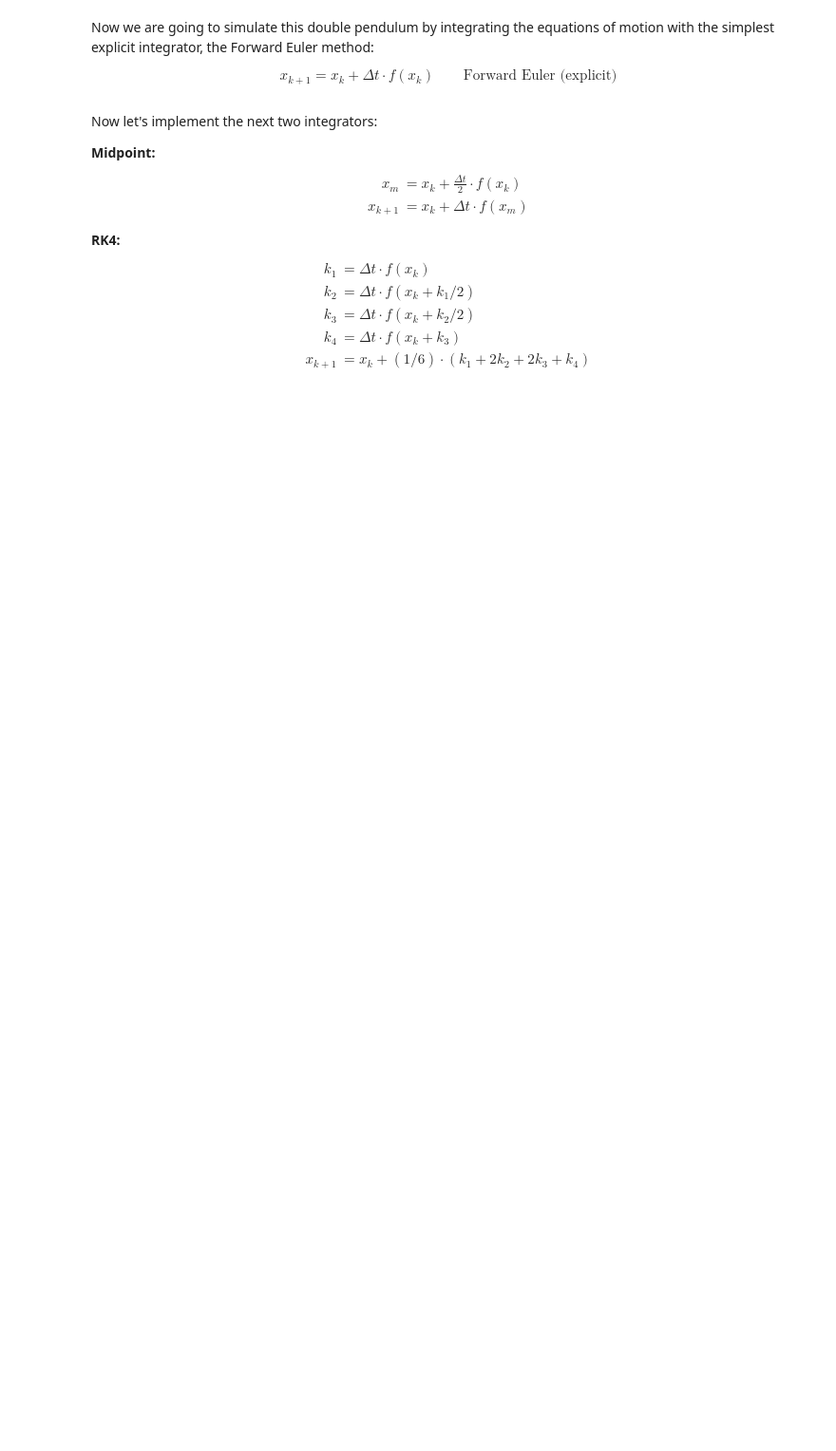
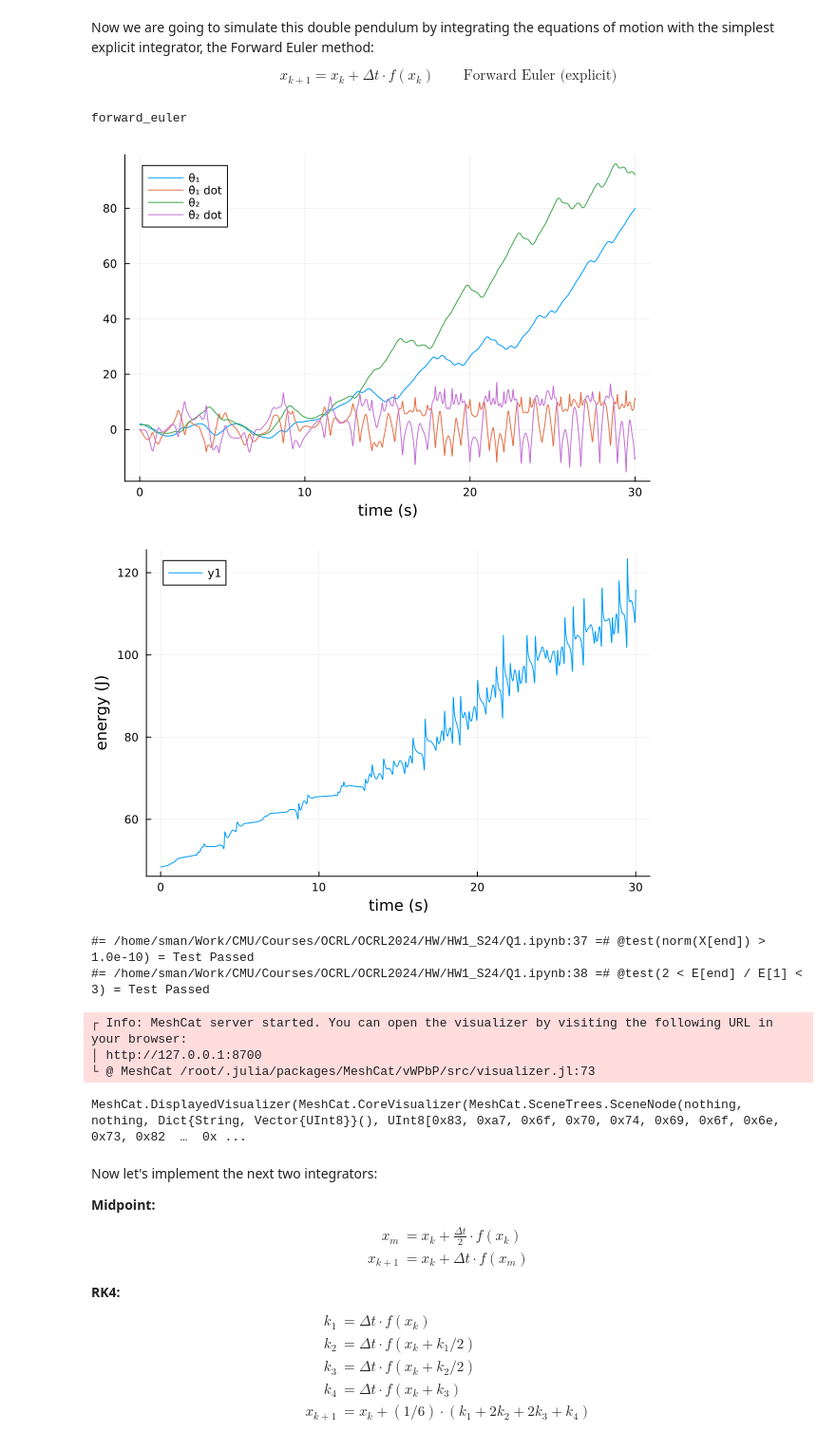
Before and after one commit to stevenwman/OCRL2024, a Jupyter notebook: HW/HW1_S24/Q1.ipynb, the cells around one changed output. Shown at 95% size. Saved outputs shown, nothing was run; the diff lists cells and outputs as text; code cells hidden in the pictures; blank space fills up the shorter version.

```diff
--- a/HW/HW1_S24/Q1.ipynb
+++ b/HW/HW1_S24/Q1.ipynb
@@ -171,9 +157,12 @@ using Forward Euler method.
 function forward_euler(params::NamedTuple, dynamics::Function, x::Vector, dt::Real)::Vector
     # ẋ = dynamics(params, x)
     # TODO: implement forward euler
-    error("forward euler not implemented")
-    return 0*x
+    ẋ = dynamics(params, x)
+    x_kp1 = x + dt * ẋ
+    return x_kp1
 end
+# %% [output]
+forward_euler
 # %%
 include(joinpath(@__DIR__, "animation.jl"))
 
@@ -190,33 +179,46 @@ let
 
     # initial condition
     x0 = [pi/1.6; 0; pi/1.8; 0]
 
     # time step size (s)
     dt = 0.01
     tf = 30.0
     t_vec = 0:dt:tf
     N = length(t_vec)
 
     # store the trajectory in a vector of vectors
     X = [zeros(4) for i = 1:N]
     X[1] = 1*x0
 
     # TODO: simulate the double pendulum with `forward_euler`
     # X[k] = `x_k`, so X[k+1] = forward_euler(params, double_pendulum_dynamics, X[k], dt)
 
+    for k = 1:N-1
+        X[k+1] = forward_euler(params, double_pendulum_dynamics, X[k], dt)
+    end
+
     # calculate energy
     E = [double_pendulum_energy(params,x) for x in X]
 
     @show @test norm(X[end]) > 1e-10   # make sure all X's were updated
     @show @test 2 < (E[end]/E[1]) < 3  # energy should be increasing
 
     # plot state history, energy history, and animate it
     display(plot(t_vec, hcat(X...)',xlabel = "time (s)", label = ["θ₁" "θ̇₁ dot" "θ₂" "θ̇₂ dot"]))
     display(plot(t_vec, E, xlabel = "time (s)", ylabel = "energy (J)"))
     meshcat_animate(params,X,dt,N)
 
 
 end
+# %% [output]
+[figure, added]
+[figure, added]
+#= /home/sman/Work/CMU/Courses/OCRL/OCRL2024/HW/HW1_S24/Q1.ipynb:37 =# @test(norm(X[end]) > 1.0e-10) = Test Passed
+#= /home/sman/Work/CMU/Courses/OCRL/OCRL2024/HW/HW1_S24/Q1.ipynb:38 =# @test(2 < E[end] / E[1] < 3) = Test Passed
+┌ Info: MeshCat server started. You can open the visualizer by visiting the following URL in your browser:
+│ http://127.0.0.1:8700
+└ @ MeshCat /root/.julia/packages/MeshCat/vWPbP/src/visualizer.jl:73
+MeshCat.DisplayedVisualizer(MeshCat.CoreVisualizer(MeshCat.SceneTrees.SceneNode(nothing, nothing, Dict{String, Vector{UInt8}}(), UInt8[0x83, 0xa7, 0x6f, 0x70, 0x74, 0x69, 0x6f, 0x6e, 0x73, 0x82  …  0x ...
 # %% [markdown]
 Now let's implement the next two integrators:
 
```
Also changed, not shown: parts of 11 cells of this notebook.
